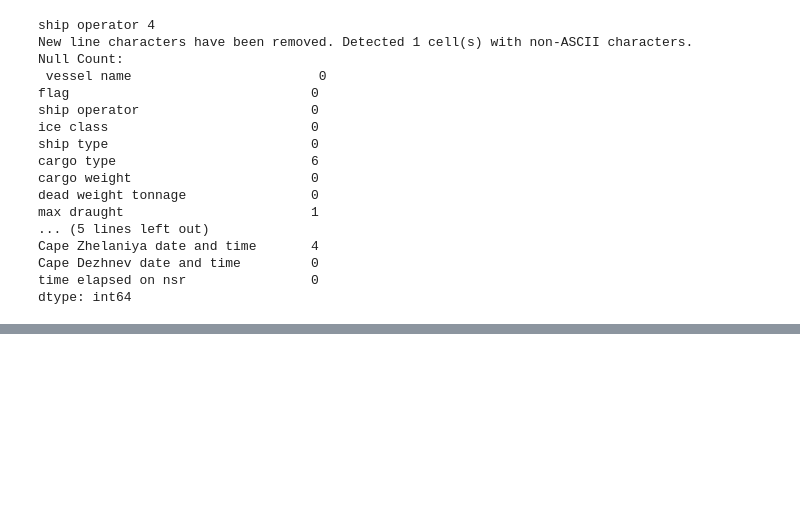
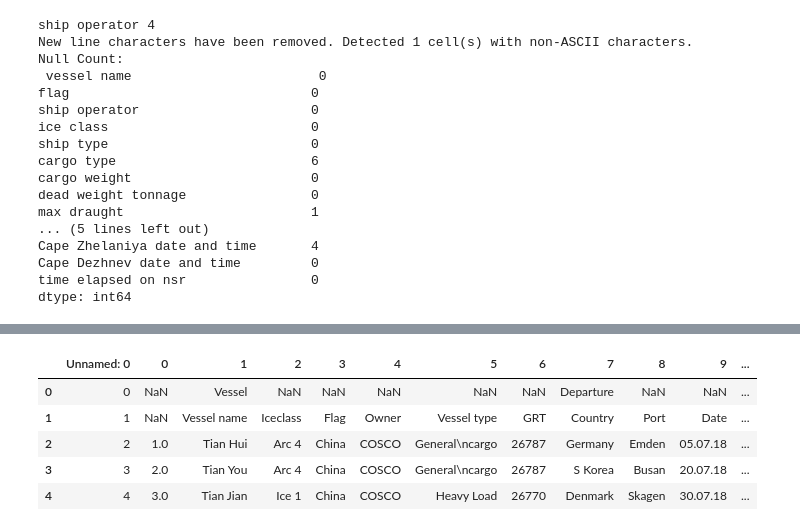
Before and after one commit to csmith454/nsr-project, a Jupyter notebook: nsr_data_wrangling.ipynb, the cells around one changed output, grey strips where cells are left out. Saved outputs shown, nothing was run; the diff lists cells and outputs as text; code cells hidden in the pictures; blank space fills up the shorter version.

```diff
--- a/nsr_data_wrangling.ipynb
+++ b/nsr_data_wrangling.ipynb
@@ -791,0 +805,12 @@ dtype: int64
+# %%
+# 2018
+
+df_2018 = data[2018]
+df_2018.head()
+# %% [output]
+|  | Unnamed: 0 | 0 | 1 | 2 | 3 | 4 | 5 | 6 | 7 | 8 | 9 | ... |
+| 0 | 0 | NaN | Vessel | NaN | NaN | NaN | NaN | NaN | Departure | NaN | NaN | ... |
+| 1 | 1 | NaN | Vessel name | Iceclass | Flag | Owner | Vessel type | GRT | Country | Port | Date | ... |
+| 2 | 2 | 1.0 | Tian Hui | Arc 4 | China | COSCO | General\ncargo | 26787 | Germany | Emden | 05.07.18 | ... |
+| 3 | 3 | 2.0 | Tian You | Arc 4 | China | COSCO | General\ncargo | 26787 | S Korea | Busan | 20.07.18 | ... |
+| 4 | 4 | 3.0 | Tian Jian | Ice 1 | China | COSCO | Heavy Load | 26770 | Denmark | Skagen | 30.07.18 | ... |
```
Also changed, not shown: parts of 10 cells of this notebook.
